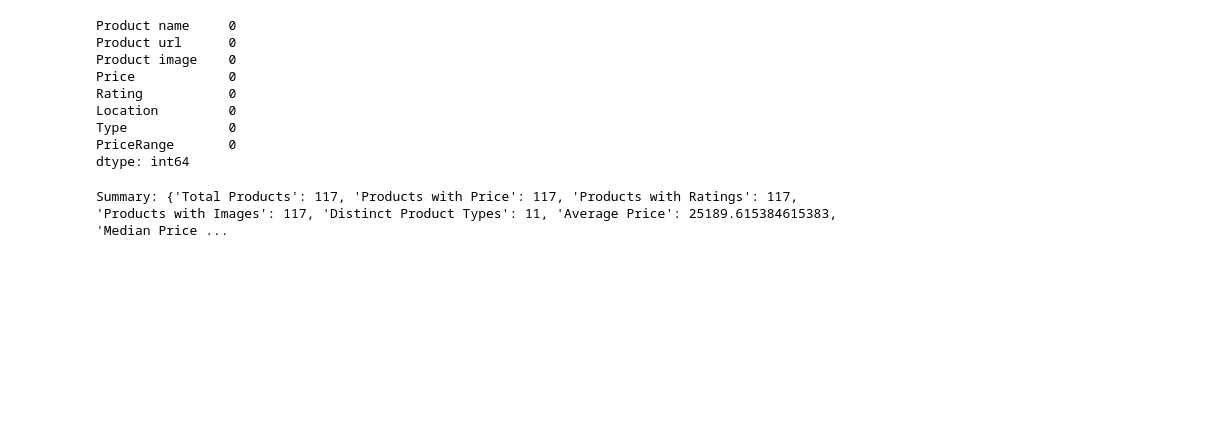
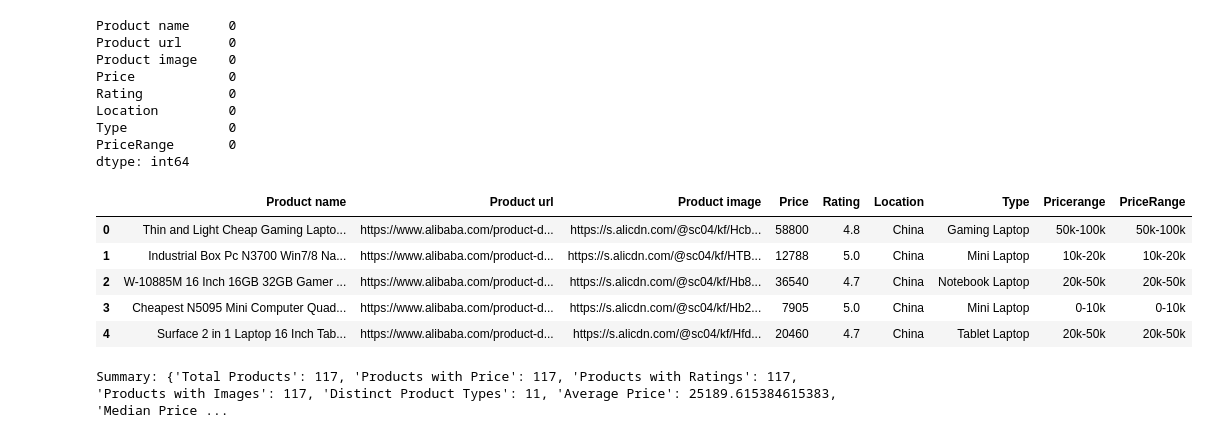
Before and after one commit to spattersiva/DE-challenge-slooze, a Jupyter notebook: SloozeAI.ipynb, the cells around one changed output. Saved outputs shown, nothing was run; the diff lists cells and outputs as text; code cells hidden in the pictures; blank space fills up the shorter version.

```diff
--- a/SloozeAI.ipynb
+++ b/SloozeAI.ipynb
@@ -30,6 +30,15 @@ Location         0
 Type             0
 PriceRange       0
 dtype: int64
+# %%
+data.head()
+# %% [output]
+|  | Product name | Product url | Product image | Price | Rating | Location | Type | Pricerange | PriceRange |
+| 0 | Thin and Light Cheap Gaming Lapto... | https://www.alibaba.com/product-d... | https://s.alicdn.com/@sc04/kf/Hcb... | 58800 | 4.8 | China | Gaming Laptop | 50k-100k | 50k-100k |
+| 1 | Industrial Box Pc N3700 Win7/8 Na... | https://www.alibaba.com/product-d... | https://s.alicdn.com/@sc04/kf/HTB... | 12788 | 5.0 | China | Mini Laptop | 10k-20k | 10k-20k |
+| 2 | W-10885M 16 Inch 16GB 32GB Gamer ... | https://www.alibaba.com/product-d... | https://s.alicdn.com/@sc04/kf/Hb8... | 36540 | 4.7 | China | Notebook Laptop | 20k-50k | 20k-50k |
+| 3 | Cheapest N5095 Mini Computer Quad... | https://www.alibaba.com/product-d... | https://s.alicdn.com/@sc04/kf/Hb2... | 7905 | 5.0 | China | Mini Laptop | 0-10k | 0-10k |
+| 4 | Surface 2 in 1 Laptop 16 Inch Tab... | https://www.alibaba.com/product-d... | https://s.alicdn.com/@sc04/kf/Hfd... | 20460 | 4.7 | China | Tablet Laptop | 20k-50k | 20k-50k |
 # %%
 def extract_type(name):
     keywords = [
```
